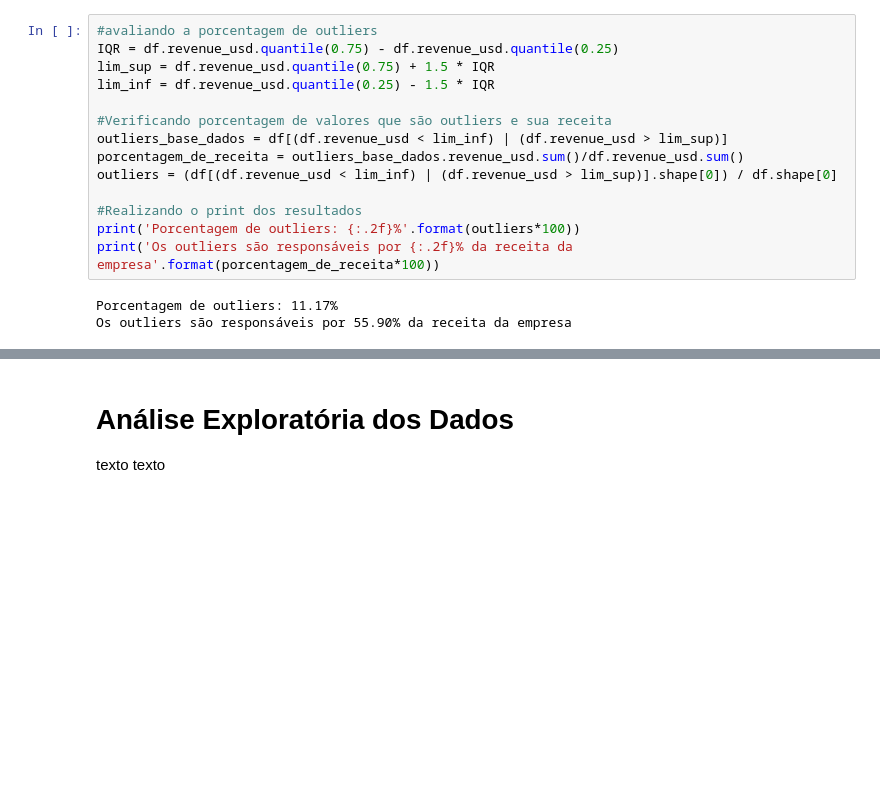
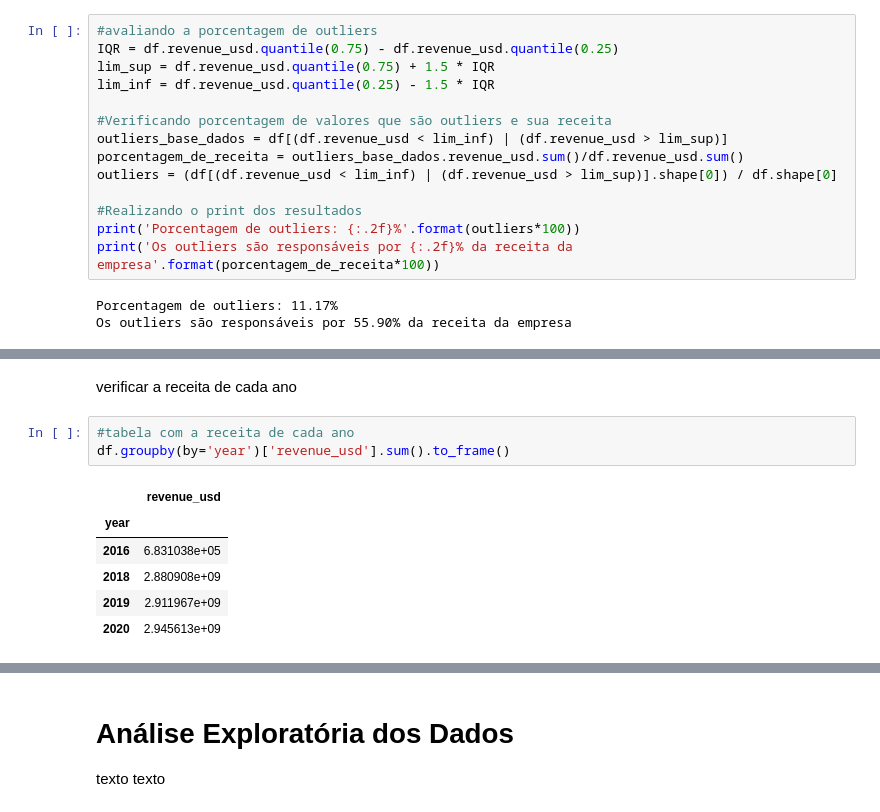
Before and after one commit to FerrazThales/demand_forecasting_prophet, a Jupyter notebook: Demand_Forecasting_with_Prophet.ipynb, the cells around one changed output, grey strips where cells are left out. Drawn from its saved outputs; the diff is of its cells as text; blank space fills up the shorter version.

```diff
--- a/Demand_Forecasting_with_Prophet.ipynb
+++ b/Demand_Forecasting_with_Prophet.ipynb
@@ -379,0 +380,12 @@ O vinho mais barato do catálogo é o Cava Juvé & Camps Cinta Purpura Reserva B
+# %% [markdown]
+verificar a receita de cada ano
+# %%
+#tabela com a receita de cada ano
+df.groupby(by='year')['revenue_usd'].sum().to_frame()
+# %% [output]
+|  | revenue_usd |
+| year |  |
+| 2016 | 6.831038e+05 |
+| 2018 | 2.880908e+09 |
+| 2019 | 2.911967e+09 |
+| 2020 | 2.945613e+09 |
```
Also changed, not shown: parts of 16 cells of this notebook.
